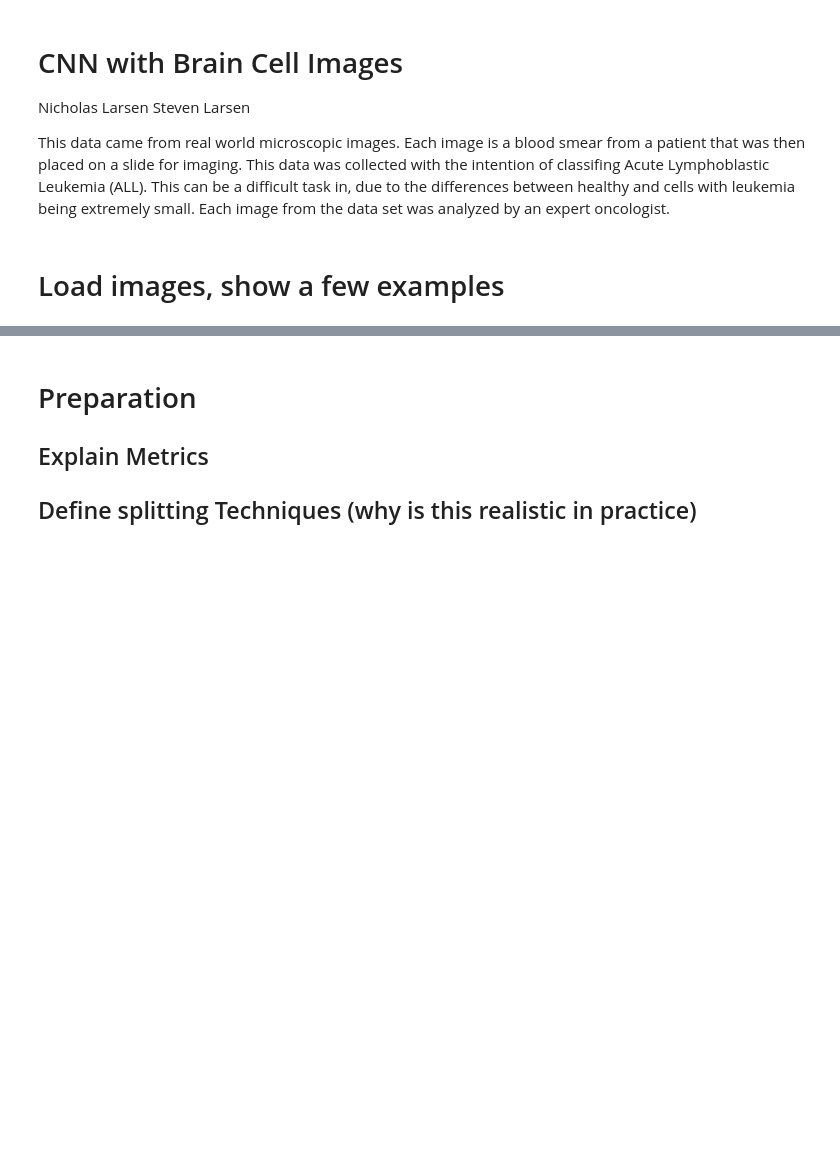
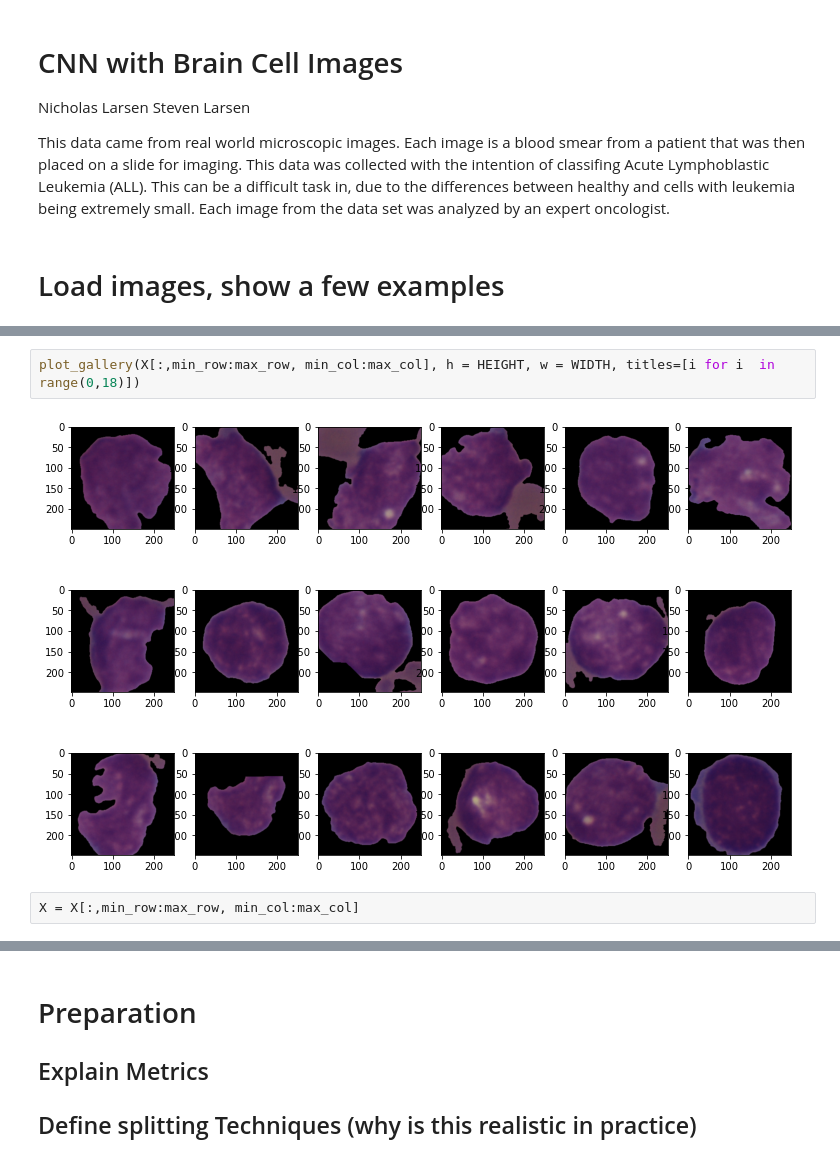
Before and after one commit to nlarsensmu/CNN, a Jupyter notebook: Merged work.ipynb, the cells around one changed output, grey strips where cells are left out. Saved outputs shown, nothing was run; the diff lists cells and outputs as text; blank space fills up the shorter version.

```diff
--- a/Merged work.ipynb
+++ b/Merged work.ipynb
@@ -83,0 +173,6 @@ Wall time: 15 ms
+# %%
+plot_gallery(X[:,min_row:max_row, min_col:max_col], h = HEIGHT, w = WIDTH, titles=[i for i  in range(0,18)])
+# %% [output]
+[figure, added]
+# %%
+X = X[:,min_row:max_row, min_col:max_col]
```
Also changed, not shown: parts of 33 cells of this notebook.
